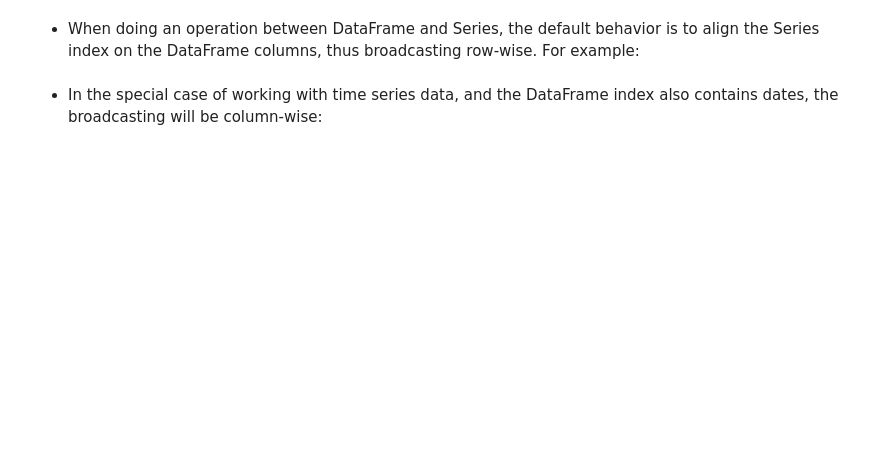
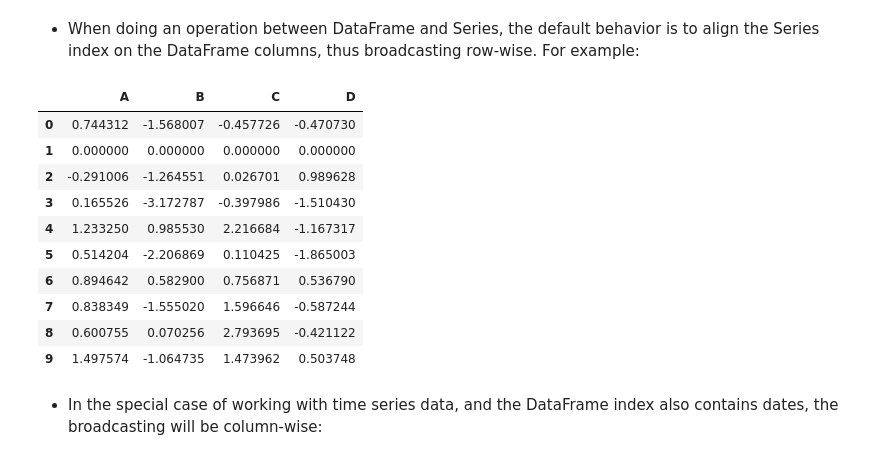
Before and after one commit to shaaagri/iat-481-wk1, a Jupyter notebook: Introduction_to_Python.ipynb, the cells around one changed output. Drawn from its saved outputs; the diff is of its cells as text; code cells hidden in the pictures; blank space fills up the shorter version.

```diff
--- a/Introduction_to_Python.ipynb
+++ b/Introduction_to_Python.ipynb
@@ -2203,7 +2236,19 @@ df1+df2
 # %% [markdown]
 - When doing an operation between DataFrame and Series, the default behavior is to align the Series index on the DataFrame columns, thus broadcasting row-wise. For example:
 # %%
-df1 - df1.iloc[0]
+df1 - df1.iloc[1]
+# %% [output]
+|  | A | B | C | D |
+| 0 | 0.744312 | -1.568007 | -0.457726 | -0.470730 |
+| 1 | 0.000000 | 0.000000 | 0.000000 | 0.000000 |
+| 2 | -0.291006 | -1.264551 | 0.026701 | 0.989628 |
+| 3 | 0.165526 | -3.172787 | -0.397986 | -1.510430 |
+| 4 | 1.233250 | 0.985530 | 2.216684 | -1.167317 |
+| 5 | 0.514204 | -2.206869 | 0.110425 | -1.865003 |
+| 6 | 0.894642 | 0.582900 | 0.756871 | 0.536790 |
+| 7 | 0.838349 | -1.555020 | 1.596646 | -0.587244 |
+| 8 | 0.600755 | 0.070256 | 2.793695 | -0.421122 |
+| 9 | 1.497574 | -1.064735 | 1.473962 | 0.503748 |
 # %% [markdown]
  - In the special case of working with time series data, and the DataFrame index also contains dates, the broadcasting will be column-wise:
 # %%
```
Also changed, not shown: parts of 16 cells of this notebook.
